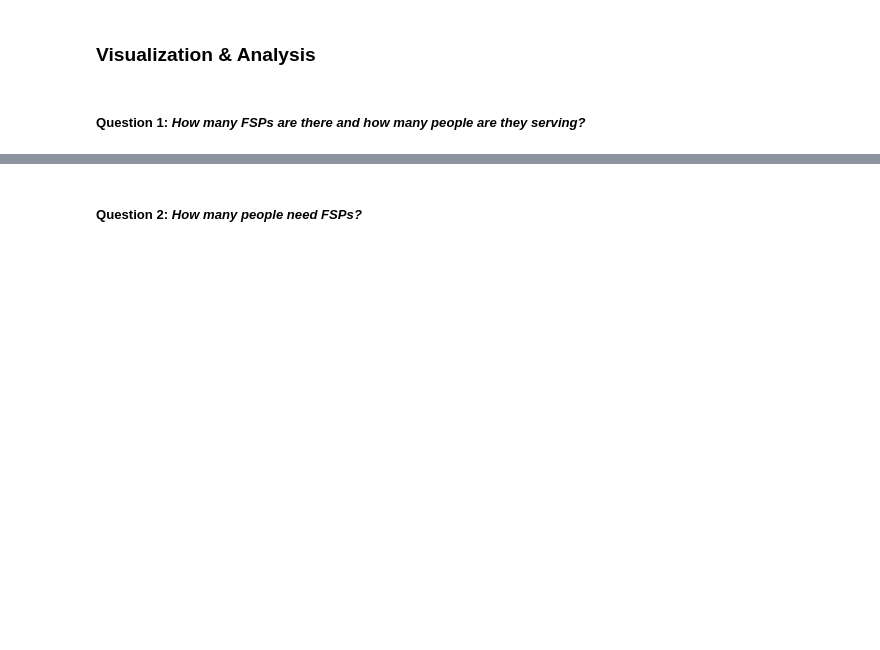
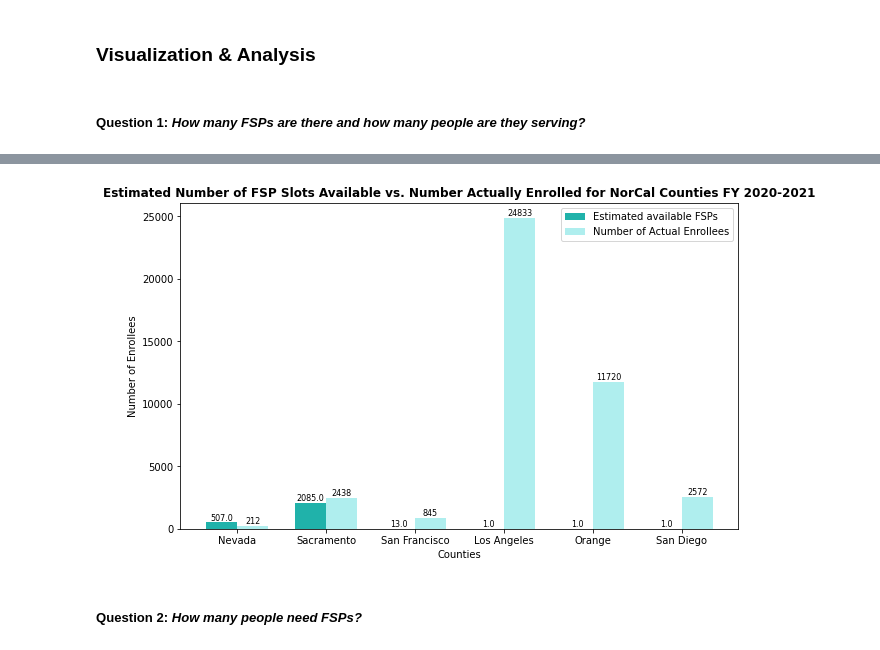
Before and after one commit to michellesuminpark/Data-Discovery, a Jupyter notebook: HBGI-UCB Research Workspace.ipynb, the cells around one changed output, grey strips where cells are left out. Saved outputs shown, nothing was run; the diff lists cells and outputs as text; code cells hidden in the pictures; blank space fills up the shorter version.

```diff
--- a/HBGI-UCB Research Workspace.ipynb
+++ b/HBGI-UCB Research Workspace.ipynb
@@ -95,0 +189,3 @@ sd_cost_budget = pd.read_csv(path + 'SD_MHSA_Revenue_and_Expenditure_Report.csv'
+# %%
+# variables found in reports
+la_enrollees = 24833
@@ -95,0 +194,3 @@ sd_cost_budget = pd.read_csv(path + 'SD_MHSA_Revenue_and_Expenditure_Report.csv'
+# %%
+# variables found in reports
+or_enrollees = 11720
@@ -96,3 +199,6 @@ sd_cost_budget = pd.read_csv(path + 'SD_MHSA_Revenue_and_Expenditure_Report.csv'
+# %%
+# variables found in reports
+sd_enrollees = 2572
 # %% [markdown]
 ### Visualization & Analysis
 # %% [markdown]
@@ -99,0 +210,8 @@ sd_cost_budget = pd.read_csv(path + 'SD_MHSA_Revenue_and_Expenditure_Report.csv'
+# %%
+counties = ['Nevada', 'Sacramento', 'San Francisco', 'Los Angeles', 'Orange', 'San Diego']
+
+fsp_slots = {
+    "County" : counties,
+    "Estimated # of FSP Slots Available" : [507, sum(sac_cost_per["available_slots"]), sum(sf_cost_per["available_slots"]), 1, 1, 1],
+    "# of Enrollees" : [nev_enrollees, sac_enrollees, sf_enrollees, la_enrollees, or_enrollees, sd_enrollees]
+}
@@ -100,3 +229,28 @@ sd_cost_budget = pd.read_csv(path + 'SD_MHSA_Revenue_and_Expenditure_Report.csv'
+# %%
+plt.figure(figsize=(10,6))
+
+bar_width = 0.35
+index = np.arange(len(fsp_slots["County"]))
+
+# Create the bars for Value1
+plt.bar(index - bar_width/2, fsp_slots["Estimated # of FSP Slots Available"], bar_width, label="Estimated available FSPs", color="lightseagreen")
+
+# Create the bars for Value2
+plt.bar(index + bar_width/2, fsp_slots["# of Enrollees"], bar_width, label="Number of Actual Enrollees", color="paleturquoise")
+
+plt.xlabel("Counties")
+plt.ylabel("Number of Enrollees")
+plt.title("Estimated Number of FSP Slots Available vs. Number Actually Enrolled for NorCal Counties FY 2020-2021", fontweight="bold")
+plt.xticks(index, fsp_slots["County"])
+plt.legend()
+
+ax = plt.gca()
+for p in ax.patches:
+    ax.annotate(f'{p.get_height()}', (p.get_x() + p.get_width() / 2., p.get_height()),
+                ha='center', va='center', fontsize=8, color='black', xytext=(0, 5),
+                textcoords='offset points')
+# %% [output]
+[figure, added]
 # %% [markdown]
 ##### Question 2: *How many people need FSPs?*
 # %% [markdown]
```
Also changed, not shown: parts of 20 cells of this notebook, 3 other files.
